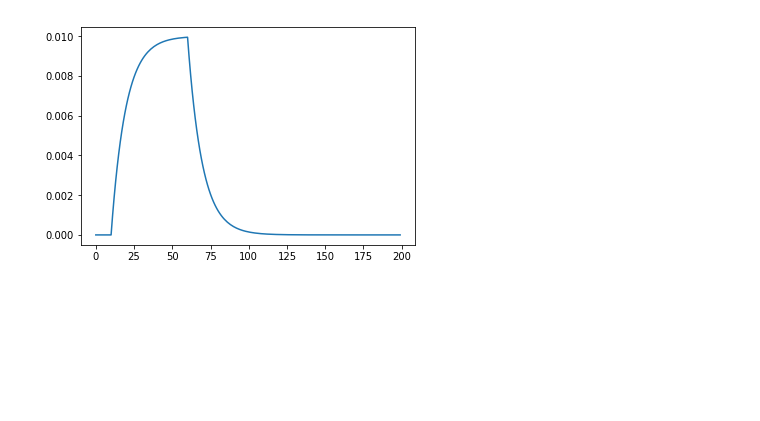
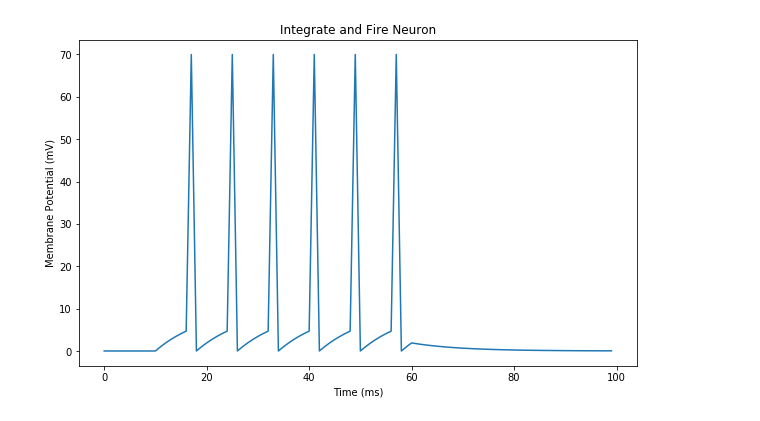
Before and after one commit to vanandrew/BME572, a Jupyter notebook: HW1/Problem2.ipynb, the cells around one changed output. Drawn from its saved outputs; the diff is of its cells as text; code cells hidden in the pictures; blank space fills up the shorter version.

```diff
--- a/HW1/Problem2.ipynb
+++ b/HW1/Problem2.ipynb
@@ -89,24 +126,37 @@ class integrate_and_fire:
 # %%
 """
     Run model
 """
-def run_model(model, iterations=200):
+def run_model(model, title, iterations=100, show_input=False):
     # run model for iterations
     for _ in range(iterations):
-        iafmodel.step()
+        model.step()
 
     # set time
     time = [i for i in range(iterations)]
 
-    # plot voltage
-    plt.figure()
-    plt.plot(time, model.V_vals)
+    # plot stuff
+    plt.figure(figsize=(10,6))
+    if show_input:
+        ax1 = plt.axes()
+        ax1.set_xlabel('Time (ms)')
+        ax1.plot(time, model.V_vals, 'm', label='Spike Response')
+        ax1.set_ylabel('Membrane Potential (mV)')
+        ax2 = ax1.twinx()
+        ax2.plot(time, model.cg.I_vals, 'c', label='Input')
+        ax2.set_ylabel('Current (nA)')
+    else:
+        plt.plot(time, model.V_vals)
+        plt.xlabel('Time (ms)')
+        plt.ylabel('Membrane Potential (mV)')
+    # set title and show plots
+    plt.title(title)
     plt.show()
 
 # create integrate and fire model with defaults
 iafmodel = integrate_and_fire()
 
 # run model
-run_model(iafmodel)
+run_model(iafmodel, 'Integrate and Fire Neuron')
 # %% [output]
-[figure, old version]
+[figure, new version]
```
Also changed, not shown: parts of 3 cells of this notebook.
